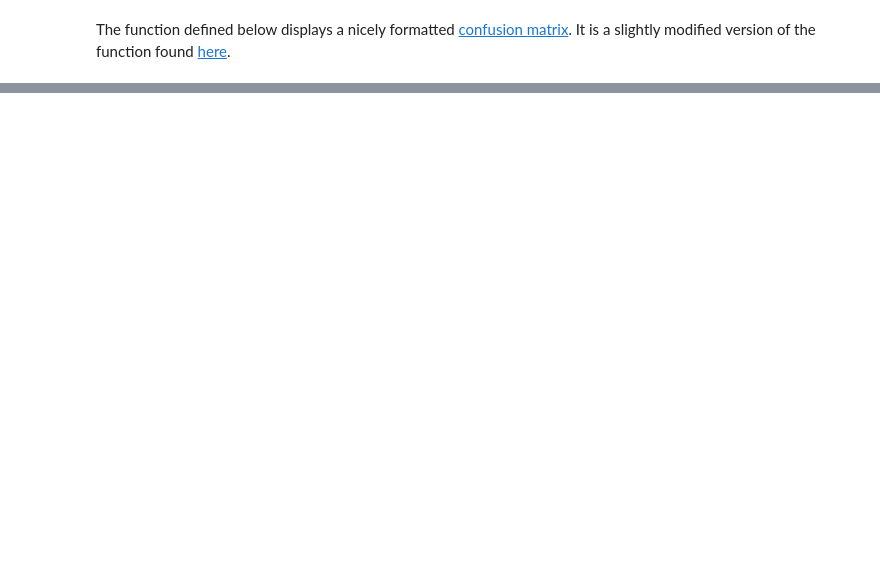
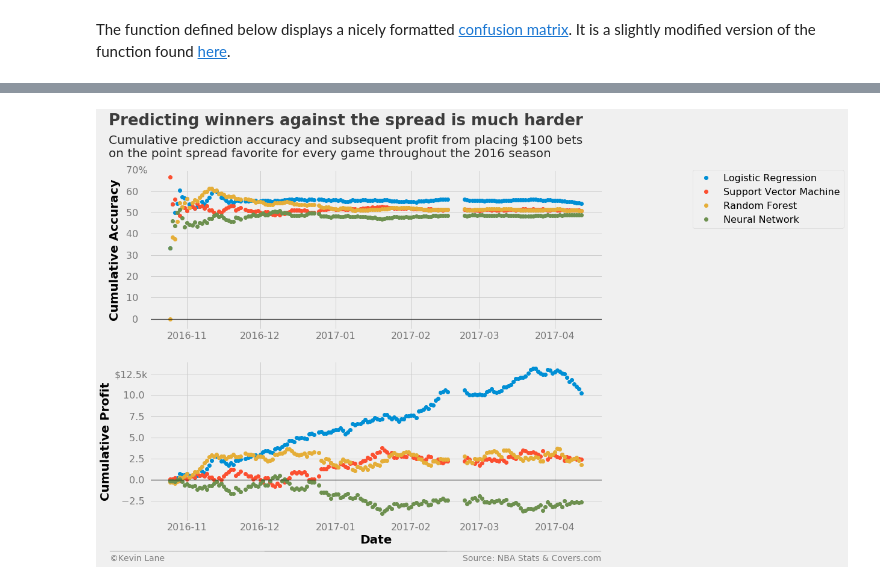
Before and after one commit to klane/databall, a Jupyter notebook: notebooks/model-performance.ipynb, the cells around one changed output, grey strips where cells are left out. Cells and saved outputs as stored; diff of their text form; code cells hidden in the pictures; blank space fills up the shorter version.

```diff
--- a/notebooks/model-performance.ipynb
+++ b/notebooks/model-performance.ipynb
@@ -679,0 +230,45 @@ plot_performance_curves(models, X_test[attributes], y_test)
+# %%
+model = LogisticRegression()
+output_log = simulate(model, games, 2016, stats, var_predict)
+days_log, cumper_log, cumprofit_log = profit(output_log, var_predict='HOME_SPREAD_WL', bet_amount=100)
+
+model = LinearSVC()
+output_svm = simulate(model, games, 2016, stats, var_predict)
+days_svm, cumper_svm, cumprofit_svm = profit(output_svm, var_predict='HOME_SPREAD_WL', bet_amount=100)
+
+model = RandomForestClassifier()
+output_rf = simulate(model, games, 2016, stats, var_predict)
+days_rf, cumper_rf, cumprofit_rf = profit(output_rf, var_predict='HOME_SPREAD_WL', bet_amount=100)
+
+model = MLPClassifier()
+output_mlp = simulate(model, games, 2016, stats, var_predict)
+days_mlp, cumper_mlp, cumprofit_mlp = profit(output_mlp, var_predict='HOME_SPREAD_WL', bet_amount=100)
+# %%
+fig = plt.figure(figsize=(12, 10))
+ax1 = plt.subplot(211)
+ax1.plot_date(days_log, cumper_log*100, label='Logistic Regression')
+ax1.plot_date(days_svm, cumper_svm*100, label='Support Vector Machine')
+ax1.plot_date(days_rf, cumper_rf*100, label='Random Forest')
+ax1.plot_date(days_mlp, cumper_mlp*100, label='Neural Network')
+ax1.set_ylabel('Cumulative Accuracy')
+ax1.set_ylim(-5)
+ax1.legend(fontsize=16, bbox_to_anchor=(1.2, 1), borderaxespad=0)
+
+ax2 = plt.subplot(212)
+ax2.plot_date(days_log, cumprofit_log/1000)
+ax2.plot_date(days_svm, cumprofit_svm/1000)
+ax2.plot_date(days_rf, cumprofit_rf/1000)
+ax2.plot_date(days_mlp, cumprofit_mlp/1000)
+ax2.set_xlabel('Date')
+ax2.set_ylabel('Cumulative Profit')
+# ax2.set_ylim(-15, 42)
+
+title = 'Predicting winners against the spread is much harder'
+subtitle = '''Cumulative prediction accuracy and subsequent profit from placing $100 bets
+on the point spread favorite for every game throughout the 2016 season'''
+format_538(fig, 'NBA Stats & Covers.com', ax=(ax1, ax2), title=title, subtitle=subtitle,
+           xoff=(-0.1, 1.01), yoff=(-1.38, -1.45), toff=(-.09, 1.28), soff=(-0.09, 1.08),
+           prefix = (' ', '$'), suffix=('%', 'k'), suffix_offset=(3, 1), n=80)
+plt.show()
+# %% [output]
+[figure, added]
```
Also changed, not shown: parts of 84 cells of this notebook.
